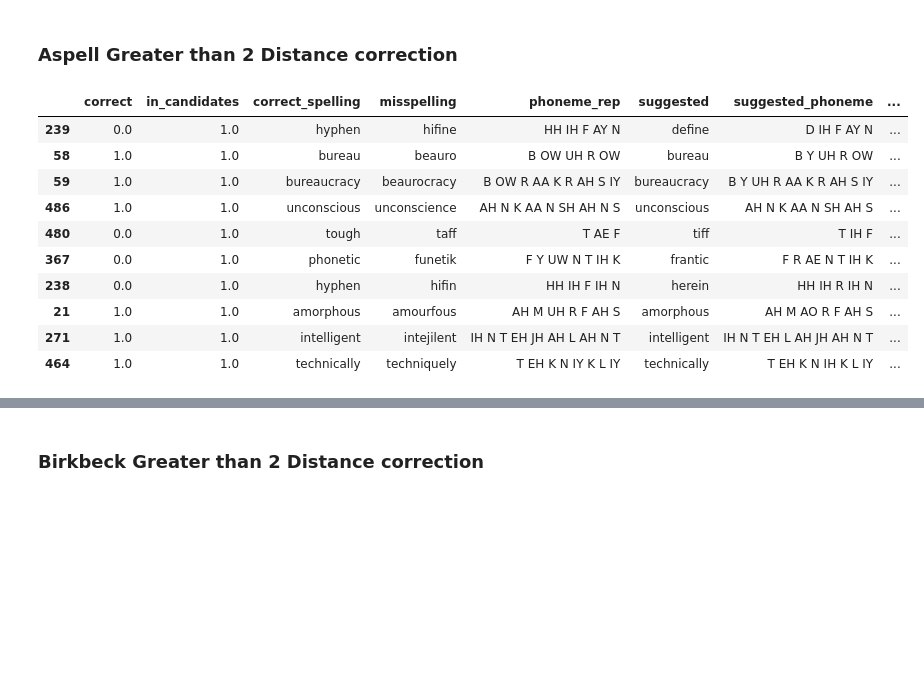
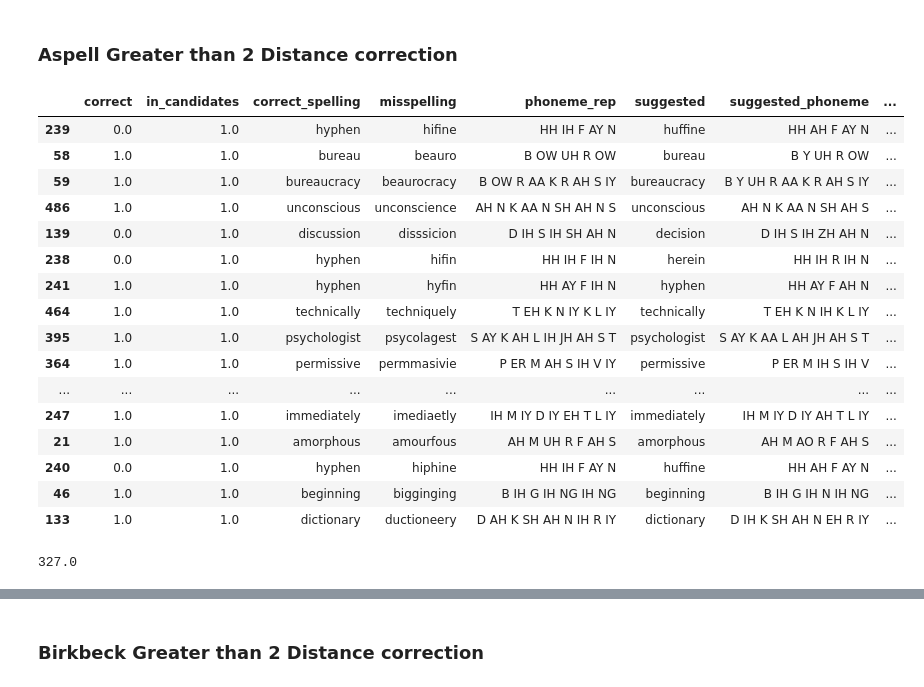
Before and after one commit to ucd-csl/Scapade, a Jupyter notebook: data_analysis/Further Results.ipynb, the cells around one changed output, grey strips where cells are left out. Cells and saved outputs as stored; diff of their text form; code cells hidden in the pictures; blank space fills up the shorter version.

```diff
--- a/data_analysis/Further Results.ipynb
+++ b/data_analysis/Further Results.ipynb
@@ -197,19 +200,29 @@ df_aspell['edit_distance'] = df_aspell.apply(lambda x: edit(x.misspelling, x.cor
 df_aspell_edit = df_aspell[(df_aspell['edit_distance'] > 2) & (df_aspell['exact_match'] == 0) & (df_aspell['in_candidates'] == 1)]
 df_aspell_edit = df_aspell_edit.sort_values(by=['edit_distance'], ascending=False)
 # %%
-df_aspell_edit.head(10)
+df_aspell_edit.head(20)
 # %% [output]
 |  | correct | in_candidates | correct_spelling | misspelling | phoneme_rep | suggested | suggested_phoneme | ... |
-| 239 | 0.0 | 1.0 | hyphen | hifine | HH IH F AY N | define | D IH F AY N | ... |
+| 239 | 0.0 | 1.0 | hyphen | hifine | HH IH F AY N | huffine | HH AH F AY N | ... |
 | 58 | 1.0 | 1.0 | bureau | beauro | B OW UH R OW | bureau | B Y UH R OW | ... |
 | 59 | 1.0 | 1.0 | bureaucracy | beaurocracy | B OW R AA K R AH S IY | bureaucracy | B Y UH R AA K R AH S IY | ... |
 | 486 | 1.0 | 1.0 | unconscious | unconscience | AH N K AA N SH AH N S | unconscious | AH N K AA N SH AH S | ... |
-| 480 | 0.0 | 1.0 | tough | taff | T AE F | tiff | T IH F | ... |
-| 367 | 0.0 | 1.0 | phonetic | funetik | F Y UW N T IH K | frantic | F R AE N T IH K | ... |
+| 139 | 0.0 | 1.0 | discussion | disssicion | D IH S IH SH AH N | decision | D IH S IH ZH AH N | ... |
 | 238 | 0.0 | 1.0 | hyphen | hifin | HH IH F IH N | herein | HH IH R IH N | ... |
+| 241 | 1.0 | 1.0 | hyphen | hyfin | HH AY F IH N | hyphen | HH AY F AH N | ... |
+| 464 | 1.0 | 1.0 | technically | techniquely | T EH K N IY K L IY | technically | T EH K N IH K L IY | ... |
+| 395 | 1.0 | 1.0 | psychologist | psycolagest | S AY K AH L IH JH AH S T | psychologist | S AY K AA L AH JH AH S T | ... |
+| 364 | 1.0 | 1.0 | permissive | permmasivie | P ER M AH S IH V IY | permissive | P ER M IH S IH V | ... |
+| ... | ... | ... | ... | ... | ... | ... | ... | ... |
+| 247 | 1.0 | 1.0 | immediately | imediaetly | IH M IY D IY EH T L IY | immediately | IH M IY D IY AH T L IY | ... |
 | 21 | 1.0 | 1.0 | amorphous | amourfous | AH M UH R F AH S | amorphous | AH M AO R F AH S | ... |
-| 271 | 1.0 | 1.0 | intelligent | intejilent | IH N T EH JH AH L AH N T | intelligent | IH N T EH L AH JH AH N T | ... |
-| 464 | 1.0 | 1.0 | technically | techniquely | T EH K N IY K L IY | technically | T EH K N IH K L IY | ... |
+| 240 | 0.0 | 1.0 | hyphen | hiphine | HH IH F AY N | huffine | HH AH F AY N | ... |
+| 46 | 1.0 | 1.0 | beginning | bigginging | B IH G IH NG IH NG | beginning | B IH G IH N IH NG | ... |
+| 133 | 1.0 | 1.0 | dictionary | ductioneery | D AH K SH AH N IH R IY | dictionary | D IH K SH AH N EH R IY | ... |
+# %%
+sum(df_aspell['in_candidates'])
+# %% [output]
+327.0
 # %%
 sum(df_aspell_edit['in_candidates'])
 # %% [output]
```
Also changed, not shown: parts of 21 cells of this notebook, 2 other files.
